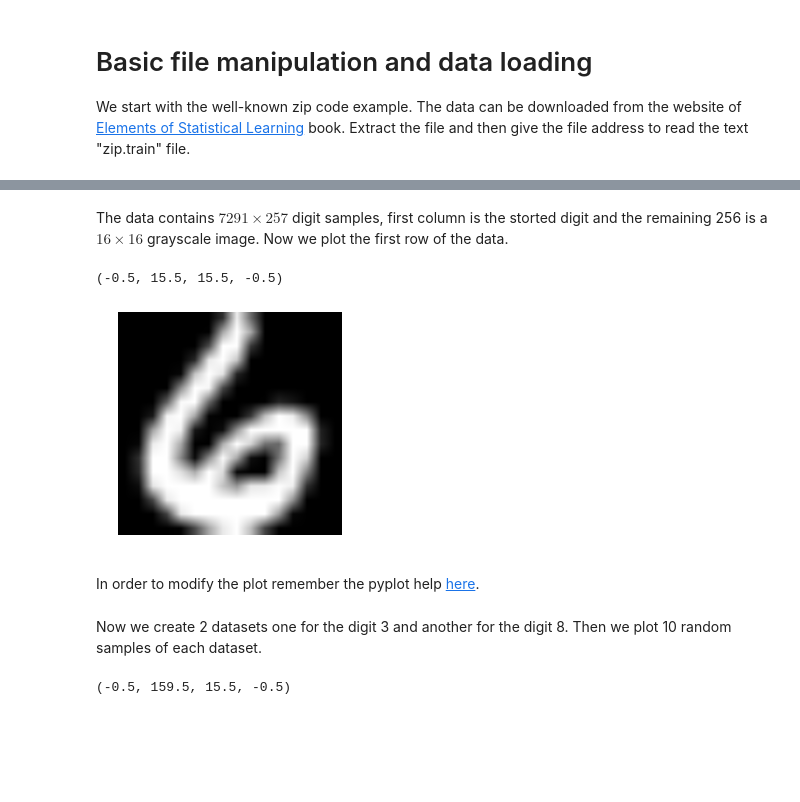
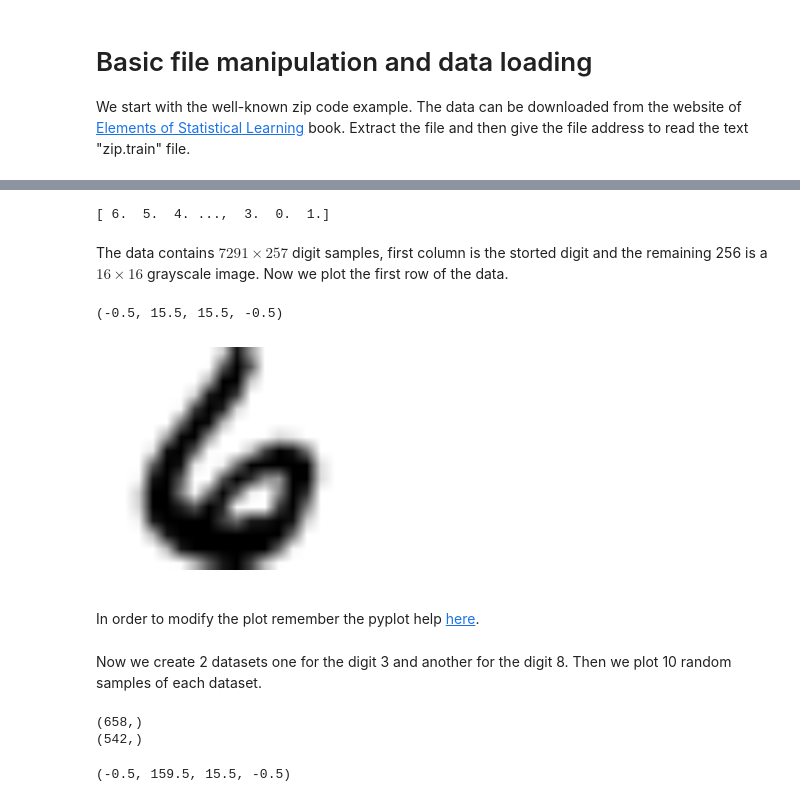
Before and after one commit to vahidpartovinia/pythonworkshop, a Jupyter notebook: ipython/chapter04.ipynb, the cells around one changed output, grey strips where cells are left out. Drawn from its saved outputs; the diff is of its cells as text; code cells hidden in the pictures; blank space fills up the shorter version.

```diff
--- a/ipython/chapter04.ipynb
+++ b/ipython/chapter04.ipynb
@@ -28,21 +8,31 @@ array([[ 6.   , -1.   , -1.   , -1.   , -1.   , -1.   , -1.   , -1.   ,
+# %%
+print zipdata[:,0]
+# %% [output]
+[ 6.  5.  4. ...,  3.  0.  1.]
 # %% [markdown]
 The data contains $7291\times 257$ digit samples, first column is the storted digit and the remaining 256 is a $16 \times 16$ grayscale image.
 Now we plot the first row of the data.
 # %%
 import matplotlib.pyplot as plt
 %matplotlib inline
-plt.imshow(zipdata[0,1:257].reshape(16,16),"gray")# grayscale reversed already
+plt.imshow(-zipdata[0,1:257].reshape(16,16),"gray")# grayscale reversed already
 plt.axis("off")
 # %% [output]
 (-0.5, 15.5, 15.5, -0.5)
-[figure, old version]
+[figure, new version]
 # %% [markdown]
 In order to modify the plot remember the pyplot help [here](http://matplotlib.org/api/pyplot_api.html).
 # %% [markdown]
-Now we create 2 datasets one for the digit 3 and another for the digit 8. Then we plot 10 random samples of each dataset.
+Now we create 2 datasets one for the digit 3 and another for the digit 8.
+Then we plot 10 random samples of each dataset.
 # %%
 zipdata3=zipdata[zipdata[:,0]==3]
+print zipdata3[:,0].shape
 zipdata8=zipdata[zipdata[:,0]==8]
+print zipdata8[:,0].shape
+# %% [output]
+(658,)
+(542,)
 # %%
 np.random.seed(10)
 random3=np.random.choice(range(len(zipdata3)),size=10,replace=False)
```
Also changed, not shown: parts of 10 cells of this notebook, 4 other files.
